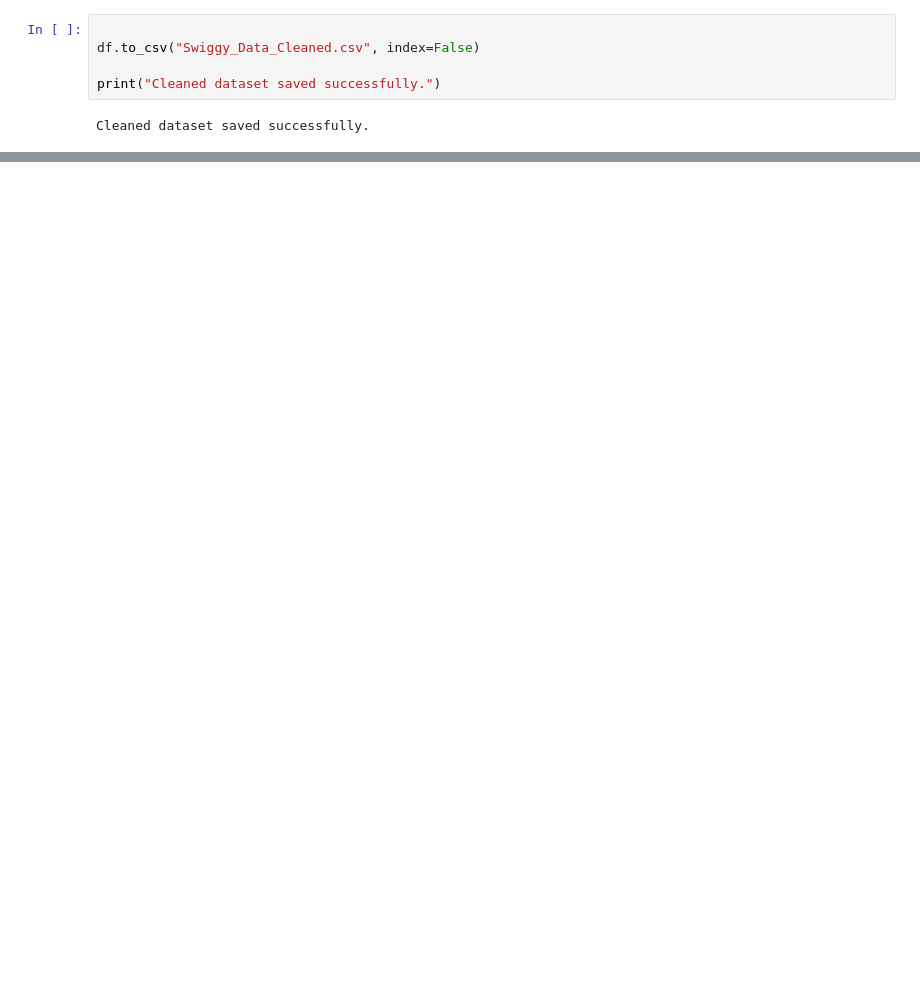
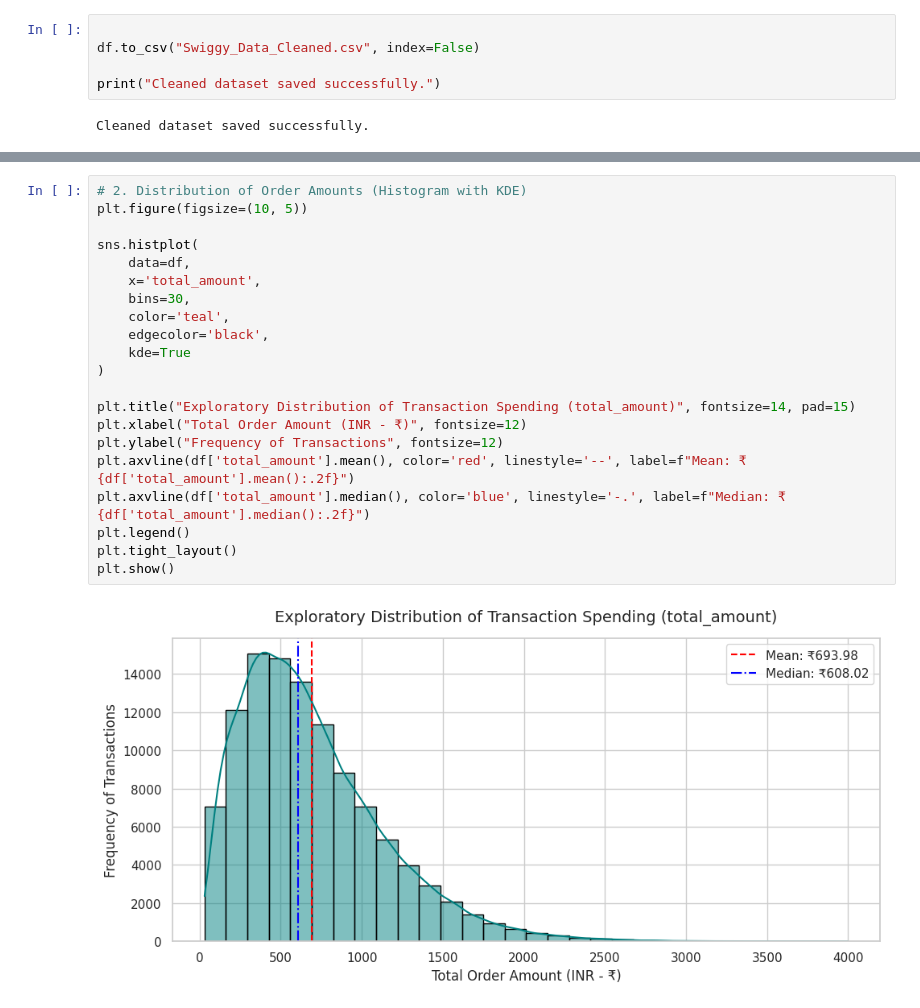
Before and after one commit to pranav662/Food_Delivery_Data_Analysis_FDS_Project, a Jupyter notebook: Food_Delivery_Data_Analysis.ipynb, the cells around one changed output, grey strips where cells are left out. Drawn from its saved outputs; the diff is of its cells as text; blank space fills up the shorter version.

```diff
--- a/Food_Delivery_Data_Analysis.ipynb
+++ b/Food_Delivery_Data_Analysis.ipynb
@@ -840,0 +829,23 @@ All output files saved successfully.
+# %%
+# 2. Distribution of Order Amounts (Histogram with KDE)
+plt.figure(figsize=(10, 5))
+
+sns.histplot(
+    data=df,
+    x='total_amount',
+    bins=30,
+    color='teal',
+    edgecolor='black',
+    kde=True
+)
+
+plt.title("Exploratory Distribution of Transaction Spending (total_amount)", fontsize=14, pad=15)
+plt.xlabel("Total Order Amount (INR - ₹)", fontsize=12)
+plt.ylabel("Frequency of Transactions", fontsize=12)
+plt.axvline(df['total_amount'].mean(), color='red', linestyle='--', label=f"Mean: ₹{df['total_amount'].mean():.2f}")
+plt.axvline(df['total_amount'].median(), color='blue', linestyle='-.', label=f"Median: ₹{df['total_amount'].median():.2f}")
+plt.legend()
+plt.tight_layout()
+plt.show()
+# %% [output]
+[figure, added]
```
Also changed, not shown: parts of 76 cells of this notebook.
